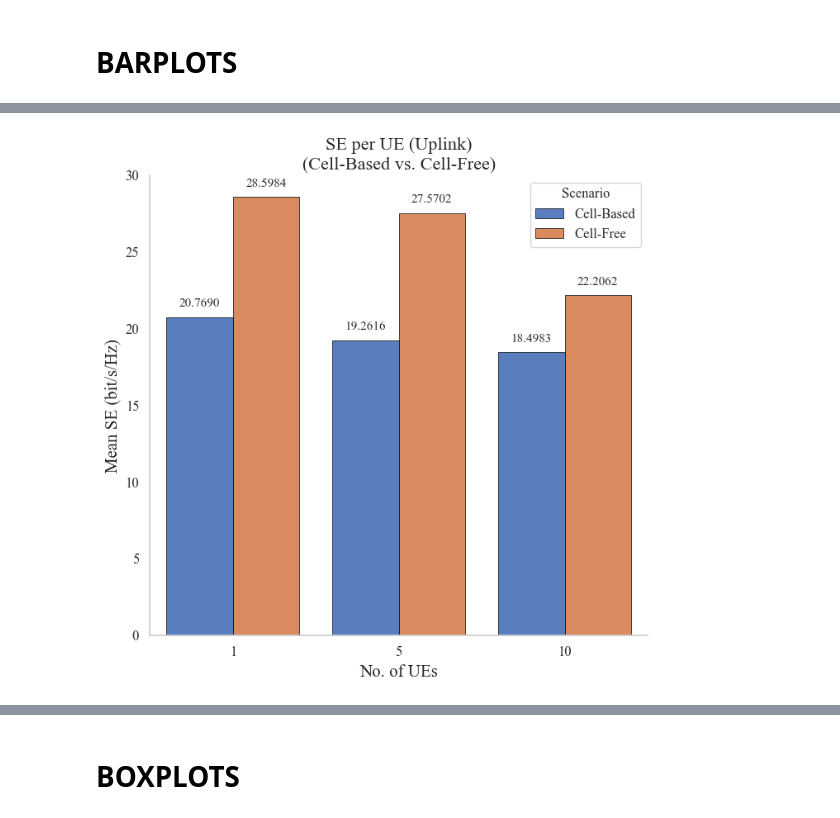
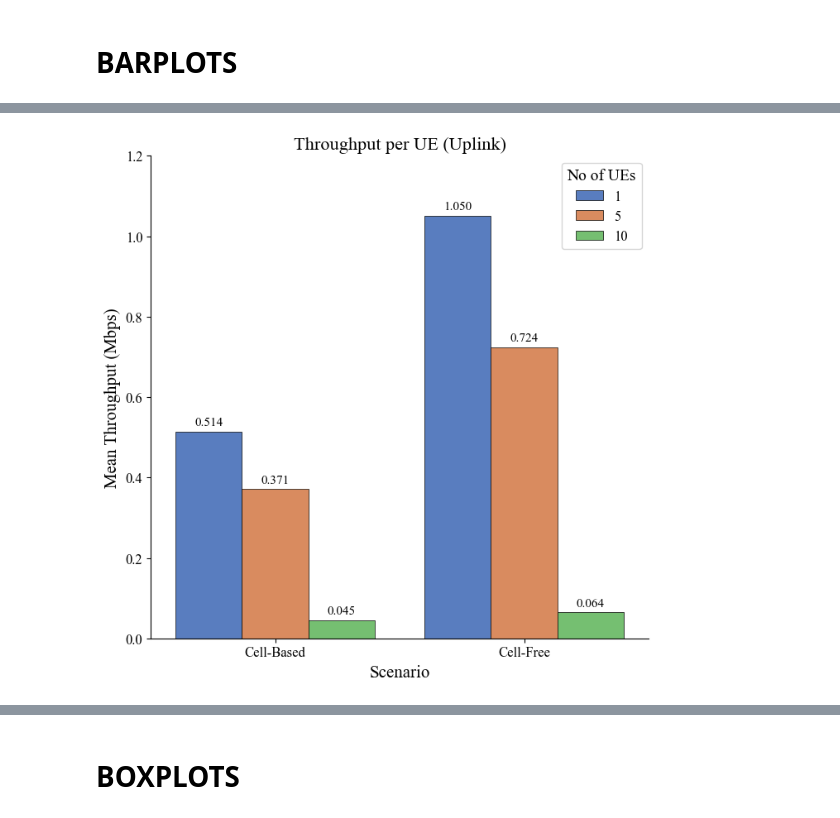
Before and after one commit to Surpr1se0/OAI-tests, a Jupyter notebook: mac-throughput-latency/scripts/final.ipynb, the cells around one changed output, grey strips where cells are left out. Saved outputs shown, nothing was run; the diff lists cells and outputs as text; code cells hidden in the pictures.

```diff
--- a/mac-throughput-latency/scripts/final.ipynb
+++ b/mac-throughput-latency/scripts/final.ipynb
@@ -83,7 +97,7 @@ Name: Mean_UL_SE_bit_per_s_Hz, dtype: float64
 # %%
 df_cb_5 = pd.read_csv(cb_5x)
-df_cf_5_aggr = pd.read_csv(cf_5x_aggr)
+df_cf_5 = pd.read_csv(cf_5x)
 
-print(df_cb_5["Mean_UL_SE_bit_per_s_Hz"].describe())
-print(df_cf_5_aggr["Mean_UL_SE_bit_per_s_Hz"].describe())
+print(df_cb_5["Mean_Throughput"].describe())
+print(df_cf_5["Mean_Throughput"].describe())
 # %% [output]
@@ -108,7 +122,7 @@ Name: Mean_UL_SE_bit_per_s_Hz, dtype: float64
 # %%
 df_cb_10 = pd.read_csv(cb_10x)
-df_cf_10_aggr = pd.read_csv(cf_10x_aggr)
+df_cf_10 = pd.read_csv(cf_10x)
 
-print(df_cb_10["Mean_UL_SE_bit_per_s_Hz"].describe())
-print(df_cf_10_aggr["Mean_UL_SE_bit_per_s_Hz"].describe())
+print(df_cb_10["Mean_Throughput"].describe())
+print(df_cf_10["Mean_Throughput"].describe())
 # %% [output]
@@ -581,54 +282,53 @@ data = {
                 "Cell-Based", "Cell-Free",
                 "Cell-Based", "Cell-Free",],
     "SE_total": [
-        df_cb_1["Mean_UL_SE_bit_per_s_Hz"].mean(),
-        df_cf_1_aggr["Mean_UL_SE_bit_per_s_Hz"].mean(),
-        df_cb_5["Mean_UL_SE_bit_per_s_Hz"].mean(),
-        df_cf_5_aggr["Mean_UL_SE_bit_per_s_Hz"].mean(),
-        df_cb_10["Mean_UL_SE_bit_per_s_Hz"].mean(),
-        df_cf_10_aggr["Mean_UL_SE_bit_per_s_Hz"].mean()
+        df_cb_1["Mean_Throughput"].mean(),
+        df_cf_1["Mean_Throughput"].mean(),
+        df_cb_5["Mean_Throughput"].mean(),
+        df_cf_5["Mean_Throughput"].mean(),
+        df_cb_10["Mean_Throughput"].mean(),
+        df_cf_10["Mean_Throughput"].mean()
     ]
 }
 
 df_plot = pd.DataFrame(data)
-# Plot
+
 plt.figure(figsize=(7, 7))
 sns.barplot(
-    x="Nº de UEs",
+    x="Cenário",
     y="SE_total",
-    hue="Cenário",
+    hue="Nº de UEs",
     data=df_plot,
     palette="muted",
     edgecolor="black",
     linewidth=0.5,
 )
 
 ax = plt.gca()
 ax.spines['top'].set_visible(False)
 ax.spines['right'].set_visible(False)
 plt.grid(False)
 
-plt.title("SE per UE (Uplink)\n(Cell-Based vs. Cell-Free)")
-plt.ylabel("Mean SE (bit/s/Hz)")
-plt.xlabel("No. of UEs")
-plt.legend(title="Scenario", loc="best")
-plt.ylim(0, 30)
+plt.title("Throughput per UE (Uplink)")
+plt.ylabel("Mean Throughput (Mbps)")
+plt.xlabel("Scenario")
+plt.legend(title="No of UEs", loc="best")
+plt.ylim(0, 1.2)
 
-# --- Adicionar valores em cima de cada barra ---
 for p in ax.patches:
     height = p.get_height()
-    if height > 0:  # ignora barras “fantasma”
+    if height > 0:
         ax.text(
             p.get_x() + p.get_width() / 2,
-            height + 0.5,
-            f"{height:.4f}",   # aqui podes usar .2f se quiseres só 2 casas
+            height + 0.01,
+            f"{height:.3f}",
             ha="center", va="bottom",
             fontsize=11, fontfamily="Times New Roman"
         )
 
 plt.tight_layout()
-plt.savefig("figs/mean_se_uplink_per_ue_aggr.pdf", dpi=300, bbox_inches="tight")
+plt.savefig("figs/mean_throughput_uplink_per_scenario.pdf", dpi=300, bbox_inches="tight")
 plt.show()
 # %% [output]
-[figure, old version]
+[figure, new version]
 # %%
```
Also changed, not shown: parts of 22 cells of this notebook.
